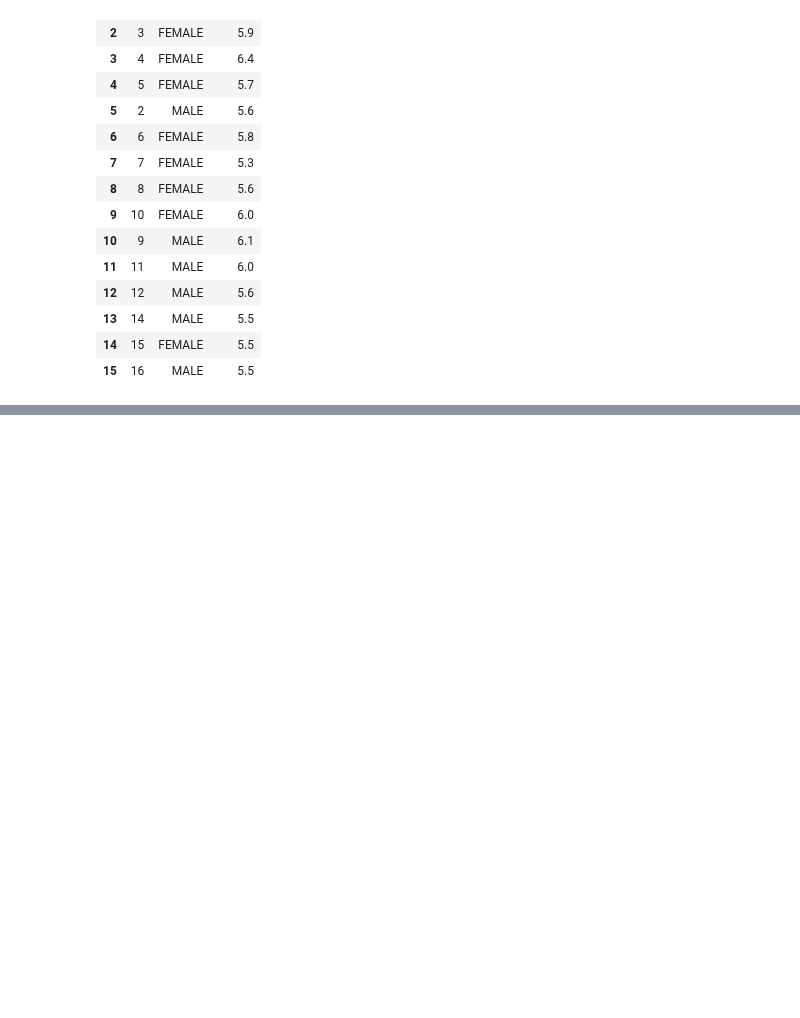
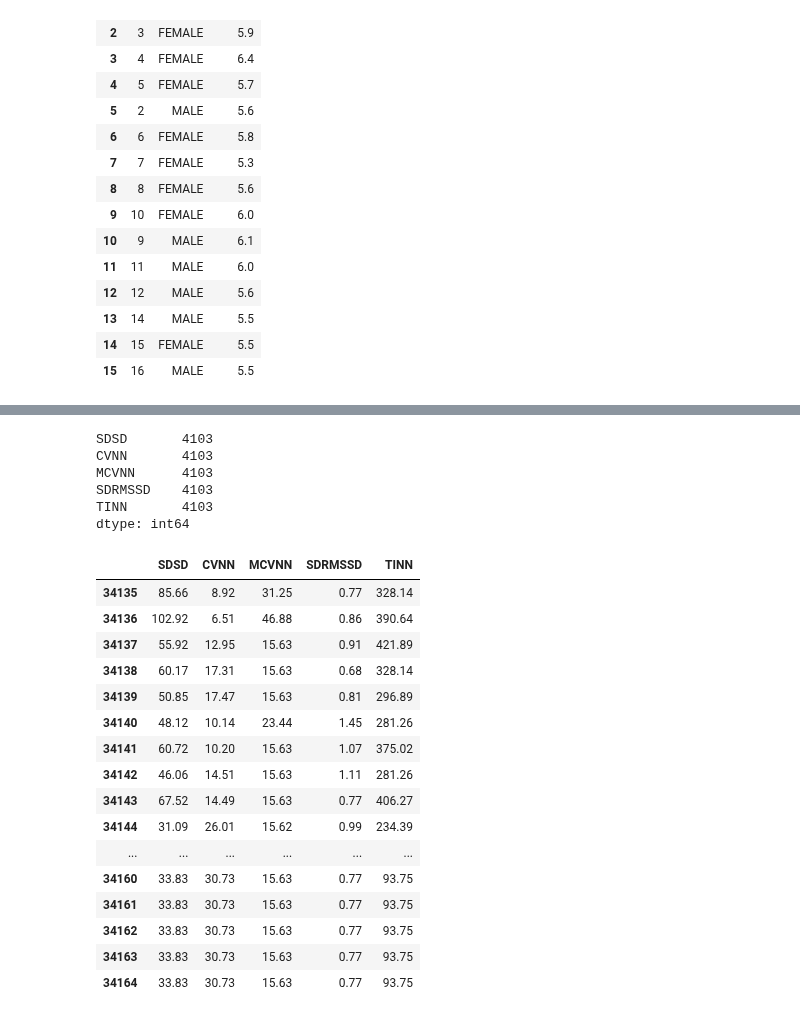
Before and after one commit to mingg12/engineering-newFork, a Jupyter notebook: feature_engineering_hrv.ipynb, the cells around one changed output, grey strips where cells are left out. Drawn from its saved outputs; the diff is of its cells as text; code cells hidden in the pictures; blank space fills up the shorter version.

```diff
--- a/feature_engineering_hrv.ipynb
+++ b/feature_engineering_hrv.ipynb
@@ -13,5 +31,5 @@ from scipy.signal import find_peaks, peak_prominences
 # %%
-#ibi_df['datetime']=pd.to_datetime(ibi_df['datetime'])
+ibi_df['datetime']=pd.to_datetime(ibi_df['datetime'])
 # %%
-#ibi_resampled = ibi_df[(ibi_df['datetime'] >= '2020-02-14 00:00:00') & (ibi_df['datetime'] <= '2020-02-14 23:59:59')].set_index('datetime').resample('5Min').first().interpolate(method='time')
+ibi_resampled = ibi_df[(ibi_df['datetime'] >= ibi_df['datetime'].iloc[0]) & (ibi_df['datetime'] <= ibi_df['datetime'].iloc[-1])].set_index('datetime').resample('5Min').interpolate(method='time')
 # %%
@@ -19,2 +40,2 @@ from scipy.signal import find_peaks, peak_prominences
 # %%
-#ibi_resampled[' ibi'] = ibi_resampled[' ibi'] * 1000 # 0.xx 초 -> 밀리초 단위로
+ibi_resampled[' ibi'] = ibi_resampled[' ibi'] * 1000 # 0.xx 초 -> 밀리초 단위로
@@ -421,12 +506,12 @@ df = pd.DataFrame(columns=[
     'CVNN',
     'CVSD',
     'MCVNN',
-    'IQRNN',
+    # 'IQRNN',
     'SDRMSSD',
-    'Prc20NN',
-    'Prc80NN',
+    # 'Prc20NN',
+    # 'Prc80NN',
     'TINN',
-    'HTI',
+    # 'HTI',
     'temp_mean',
     'temp_std',
     'temp_min',
@@ -976,3 +1054,40 @@ Length: 82, dtype: int64
+# %%
+df[['SDSD',
+    'CVNN',
+    'MCVNN',
+    'SDRMSSD',
+    'TINN']].isna().sum()
+# %% [output]
+SDSD       4103
+CVNN       4103
+MCVNN      4103
+SDRMSSD    4103
+TINN       4103
+dtype: int64
+# %%
+df[['SDSD',
+    'CVNN',
+    'MCVNN',
+    'SDRMSSD',
+    'TINN']].tail(30)
+# %% [output]
+|  | SDSD | CVNN | MCVNN | SDRMSSD | TINN |
+| 34135 | 85.66 | 8.92 | 31.25 | 0.77 | 328.14 |
+| 34136 | 102.92 | 6.51 | 46.88 | 0.86 | 390.64 |
+| 34137 | 55.92 | 12.95 | 15.63 | 0.91 | 421.89 |
+| 34138 | 60.17 | 17.31 | 15.63 | 0.68 | 328.14 |
+| 34139 | 50.85 | 17.47 | 15.63 | 0.81 | 296.89 |
+| 34140 | 48.12 | 10.14 | 23.44 | 1.45 | 281.26 |
+| 34141 | 60.72 | 10.20 | 15.63 | 1.07 | 375.02 |
+| 34142 | 46.06 | 14.51 | 15.63 | 1.11 | 281.26 |
+| 34143 | 67.52 | 14.49 | 15.63 | 0.77 | 406.27 |
+| 34144 | 31.09 | 26.01 | 15.62 | 0.99 | 234.39 |
+| ... | ... | ... | ... | ... | ... |
+| 34160 | 33.83 | 30.73 | 15.63 | 0.77 | 93.75 |
+| 34161 | 33.83 | 30.73 | 15.63 | 0.77 | 93.75 |
+| 34162 | 33.83 | 30.73 | 15.63 | 0.77 | 93.75 |
+| 34163 | 33.83 | 30.73 | 15.63 | 0.77 | 93.75 |
+| 34164 | 33.83 | 30.73 | 15.63 | 0.77 | 93.75 |
 # %%
 df = df.dropna().reset_index(drop=True)
 # %%
```
Also changed, not shown: parts of 16 cells of this notebook.
